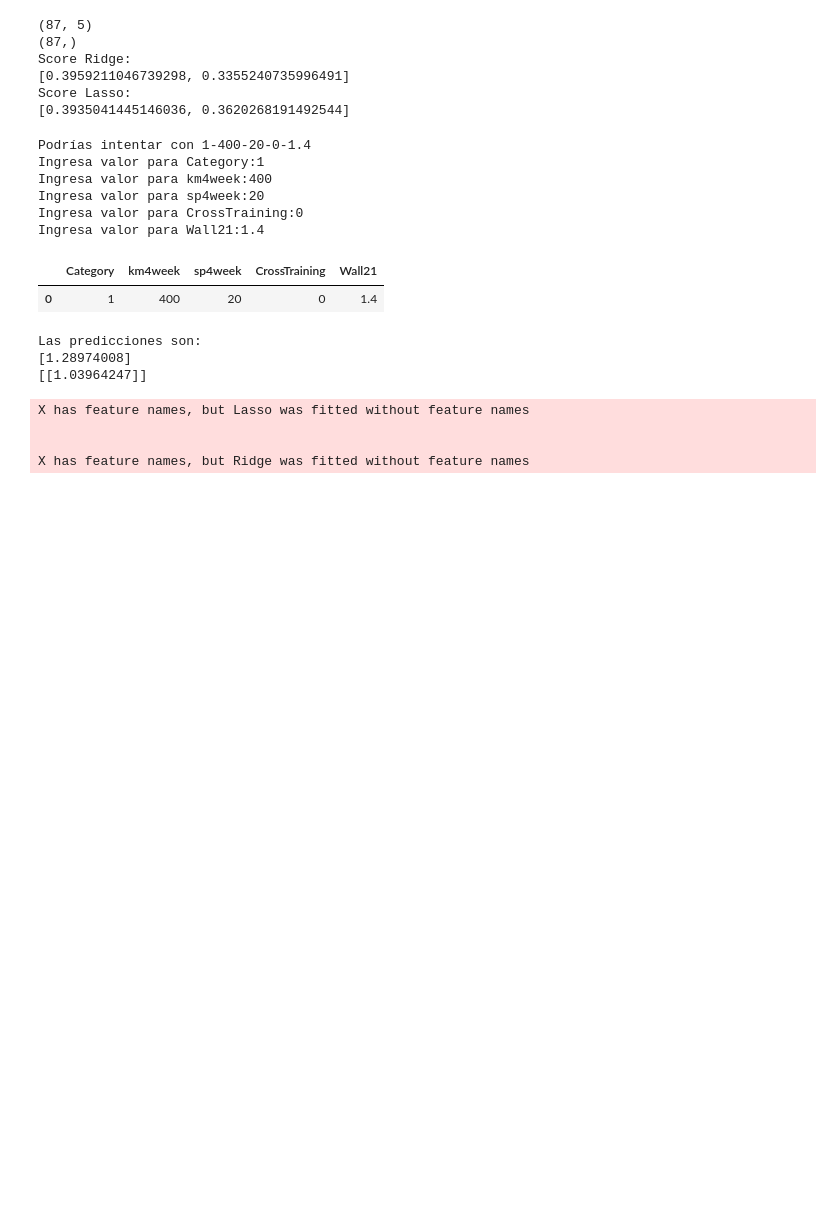
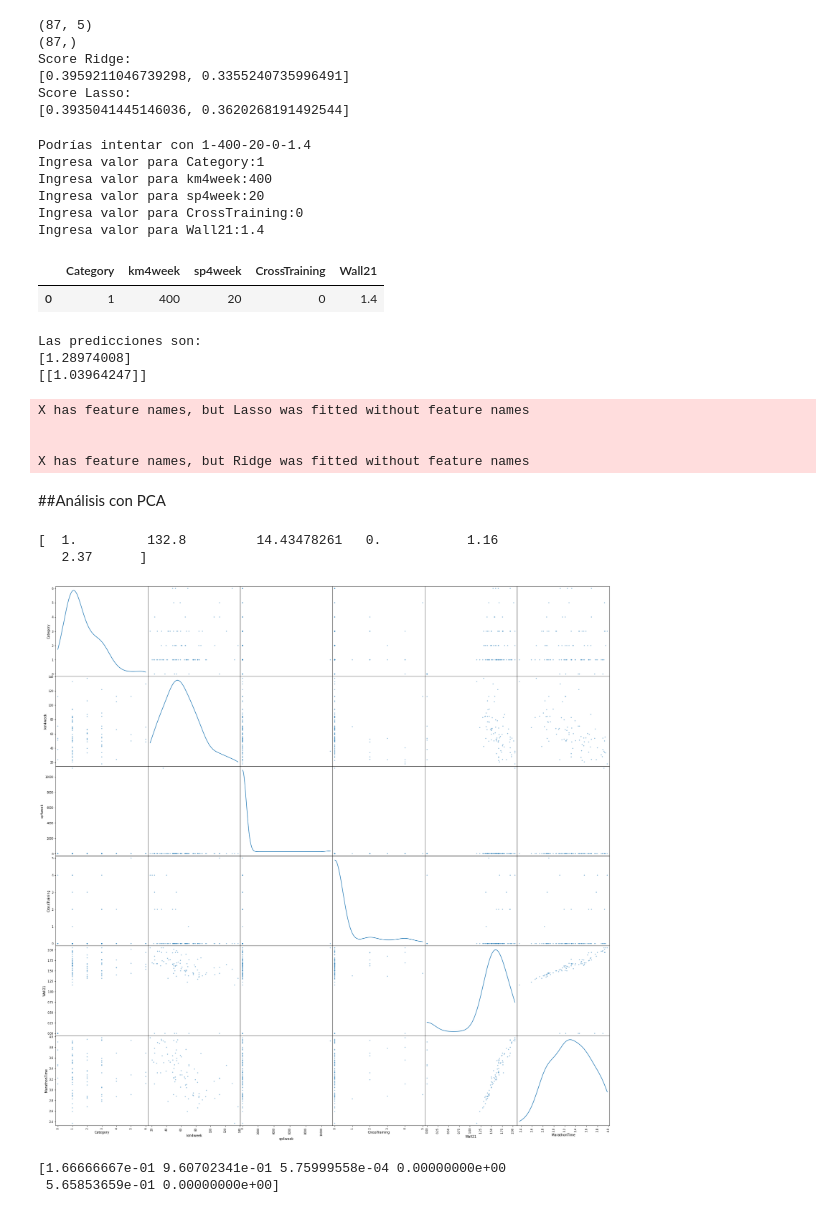
Before and after one commit to Jacksonpardo/datos, a Jupyter notebook: Trabajo_final_python_2.ipynb, the cells around one changed output. Cells and saved outputs as stored; diff of their text form; code cells hidden in the pictures; blank space fills up the shorter version.

```diff
--- a/Trabajo_final_python_2.ipynb
+++ b/Trabajo_final_python_2.ipynb
@@ -410,3 +411,37 @@ X has feature names, but Lasso was fitted without feature names
 
 
 X has feature names, but Ridge was fitted without feature names
+# %% [markdown]
+##Análisis con PCA
+# %%
+import pandas as pd
+import numpy as np
+import matplotlib.pyplot as plt
+from sklearn.preprocessing import MinMaxScaler
+
+X = np.array(datos_maraton)
+#Todos los valores de la primera fila
+print(X[0,:])
+
+##Matriz de dispersión de los datos
+#Se necesita un df para poder lograrlo
+
+X_df=datos_maraton
+pd.plotting.scatter_matrix(X_df,figsize=(30,30),diagonal='kde')
+plt.show()
+
+#Escalamiento de datos
+
+escalador=MinMaxScaler()
+escalador.fit(X)
+X_escalado=escalador.fit_transform(X)
+
+
+#Visualizar el x escalado la primera fila
+print(X_escalado[0,:])
+# %% [output]
+[  1.         132.8         14.43478261   0.           1.16
+   2.37      ]
+[figure, added]
+[1.66666667e-01 9.60702341e-01 5.75999558e-04 0.00000000e+00
+ 5.65853659e-01 0.00000000e+00]
```
Also changed, not shown: parts of 4 cells of this notebook.
